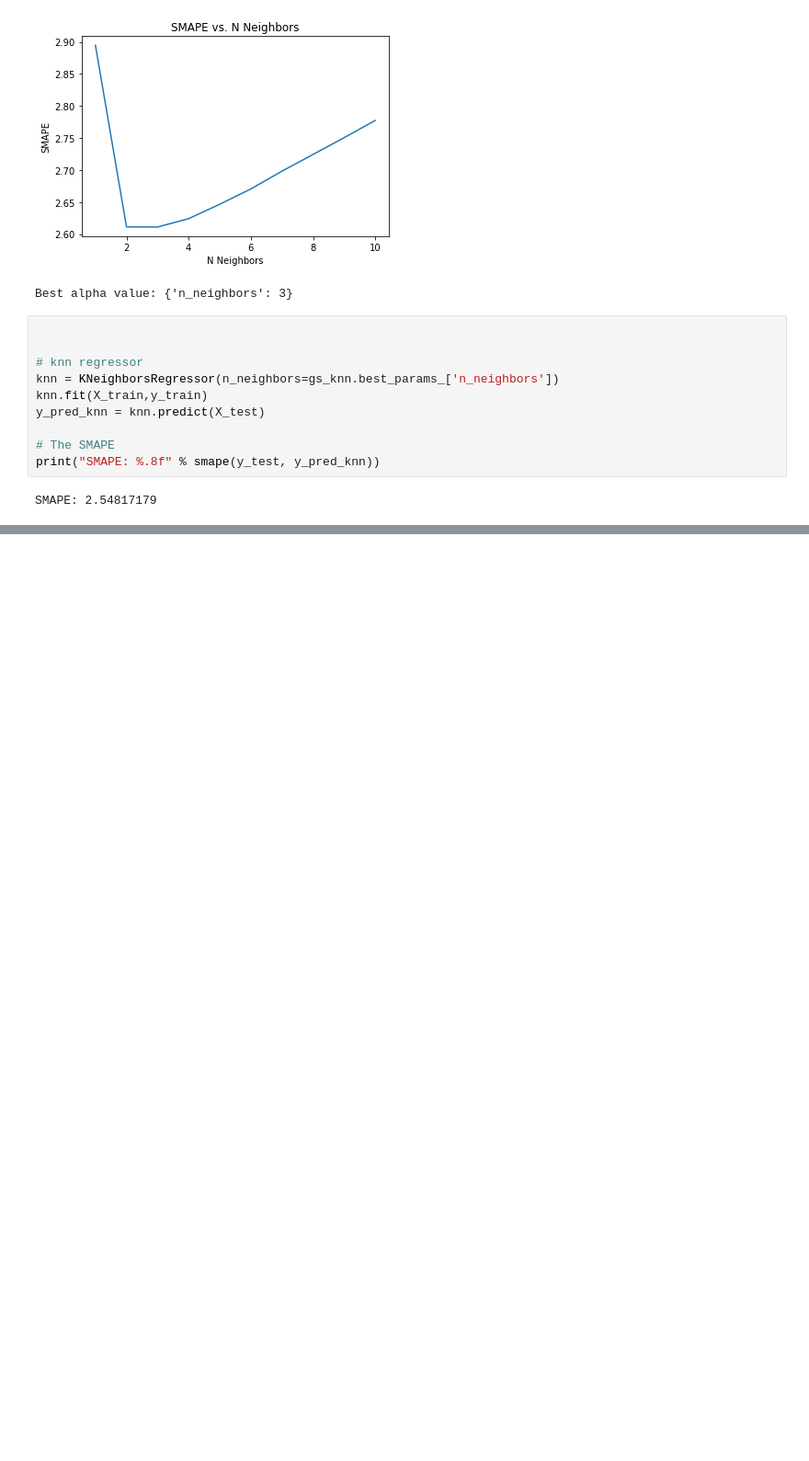
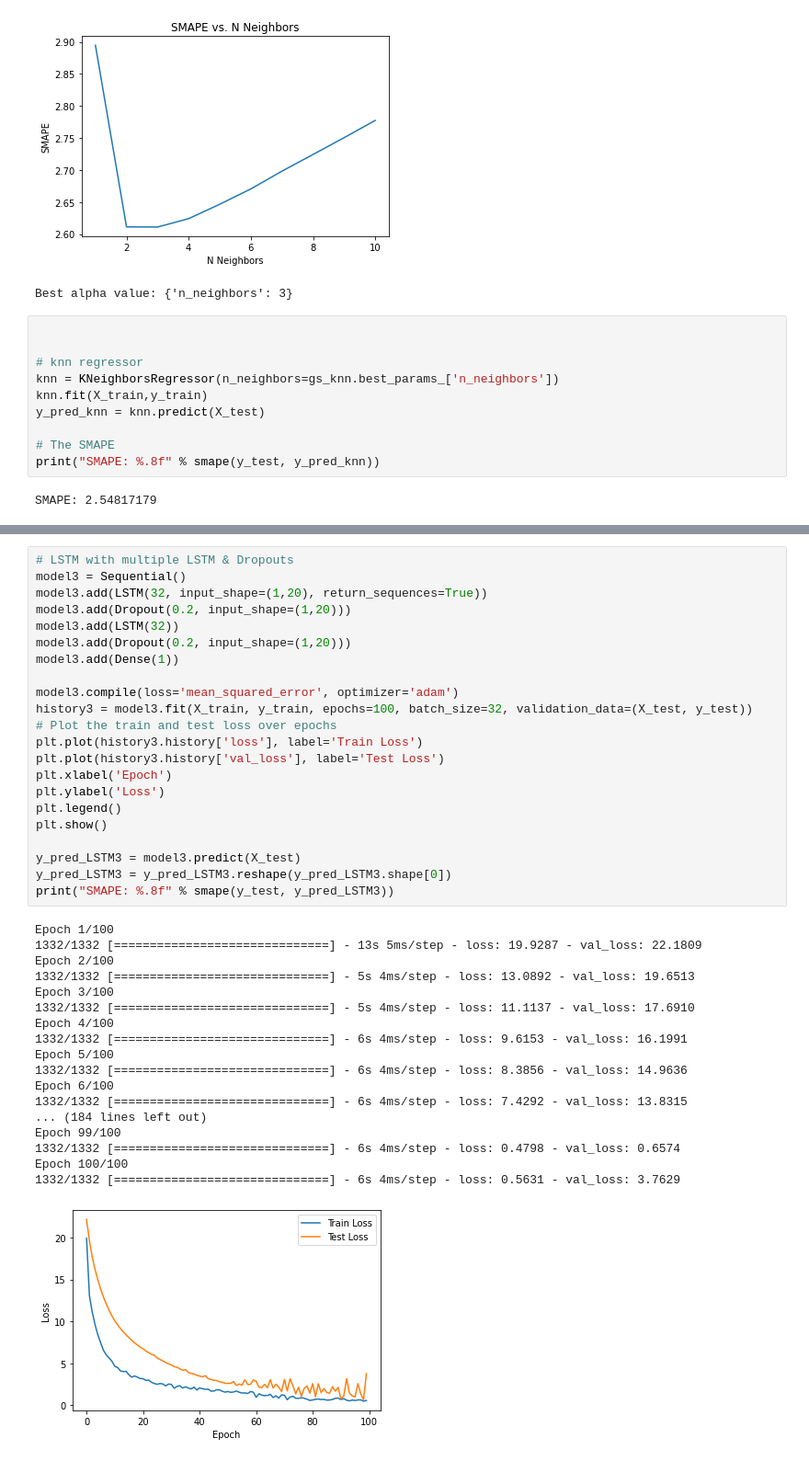
Before and after one commit to nic-hooper/microbusiness_density, a Jupyter notebook: checkpoint3.ipynb, the cells around one changed output, grey strips where cells are left out. Shown: that part at 92% size. Drawn from its saved outputs; the diff is of its cells as text; blank space fills up the shorter version.

```diff
--- a/checkpoint3.ipynb
+++ b/checkpoint3.ipynb
@@ -335,0 +376,41 @@ SMAPE: 3.05179091
+# %%
+# LSTM with multiple LSTM & Dropouts
+model3 = Sequential()
+model3.add(LSTM(32, input_shape=(1,20), return_sequences=True))
+model3.add(Dropout(0.2, input_shape=(1,20)))
+model3.add(LSTM(32))
+model3.add(Dropout(0.2, input_shape=(1,20)))
+model3.add(Dense(1))
+
+model3.compile(loss='mean_squared_error', optimizer='adam')
+history3 = model3.fit(X_train, y_train, epochs=100, batch_size=32, validation_data=(X_test, y_test))
+# Plot the train and test loss over epochs
+plt.plot(history3.history['loss'], label='Train Loss')
+plt.plot(history3.history['val_loss'], label='Test Loss')
+plt.xlabel('Epoch')
+plt.ylabel('Loss')
+plt.legend()
+plt.show()
+
+y_pred_LSTM3 = model3.predict(X_test)
+y_pred_LSTM3 = y_pred_LSTM3.reshape(y_pred_LSTM3.shape[0])
+print("SMAPE: %.8f" % smape(y_test, y_pred_LSTM3))
+# %% [output]
+Epoch 1/100
+1332/1332 [==============================] - 13s 5ms/step - loss: 19.9287 - val_loss: 22.1809
+Epoch 2/100
+1332/1332 [==============================] - 5s 4ms/step - loss: 13.0892 - val_loss: 19.6513
+Epoch 3/100
+1332/1332 [==============================] - 5s 4ms/step - loss: 11.1137 - val_loss: 17.6910
+Epoch 4/100
+1332/1332 [==============================] - 6s 4ms/step - loss: 9.6153 - val_loss: 16.1991
+Epoch 5/100
+1332/1332 [==============================] - 6s 4ms/step - loss: 8.3856 - val_loss: 14.9636
+Epoch 6/100
+1332/1332 [==============================] - 6s 4ms/step - loss: 7.4292 - val_loss: 13.8315
+... (184 lines left out)
+Epoch 99/100
+1332/1332 [==============================] - 6s 4ms/step - loss: 0.4798 - val_loss: 0.6574
+Epoch 100/100
+1332/1332 [==============================] - 6s 4ms/step - loss: 0.5631 - val_loss: 3.7629
+[figure, added]
```
Also changed, not shown: parts of 6 cells of this notebook.
